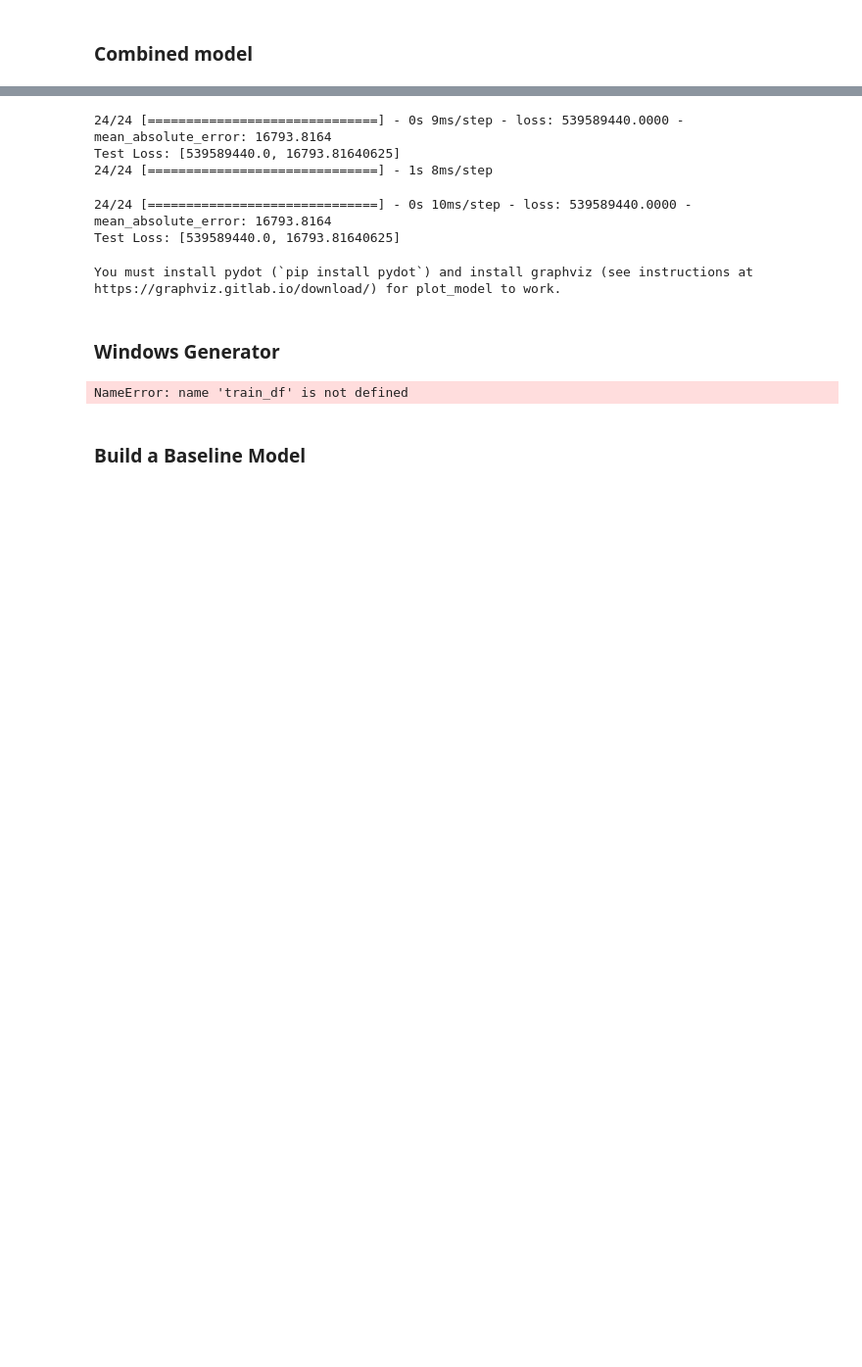
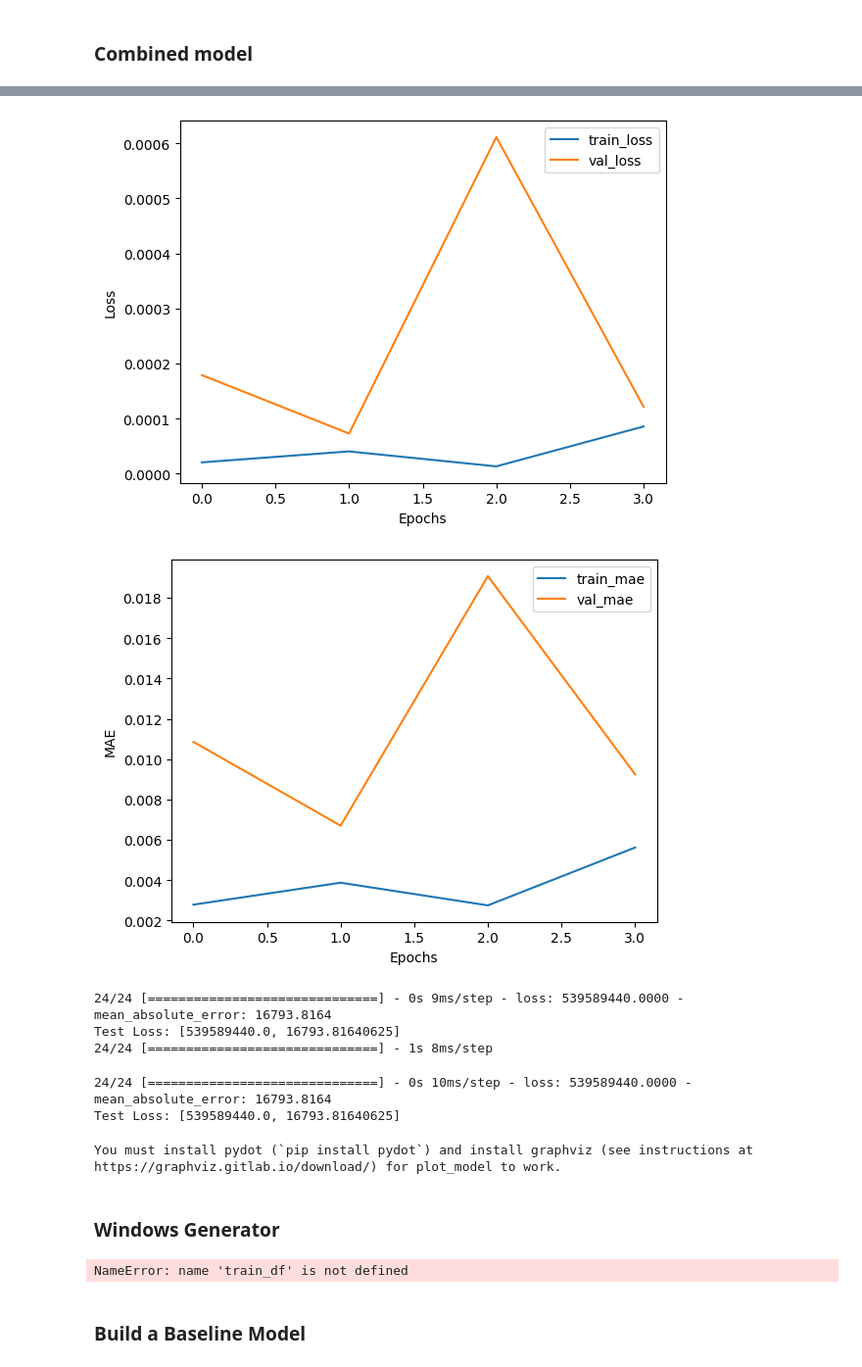
Before and after one commit to kaysho/MSc-Thesis, a Jupyter notebook: Multi_Modal_Model.ipynb, the cells around one changed output, grey strips where cells are left out. Shown at 98% size. Saved outputs shown, nothing was run; the diff lists cells and outputs as text; code cells hidden in the pictures; blank space fills up the shorter version.

```diff
--- a/Multi_Modal_Model.ipynb
+++ b/Multi_Modal_Model.ipynb
@@ -632,12 +669,13 @@ visualkeras.layered_view(financial_model, to_file='financial_model_1.png').show(
 ### Combined model
 # %%
 # Concatenate the outputs of both models
-combined_input = Concatenate()([text_model.output, financial_model.output])
+combined_input = Concatenate()([text_model.output, baseline_model_financial.output])
 x = Dense(64, activation='relu')(combined_input)
 output = Dense(1, activation='linear')(x)
 early_stopping = tf.keras.callbacks.EarlyStopping(monitor='val_loss', patience=20, mode='min')
-combined_model = tf.keras.Model(inputs=[text_model.input, financial_model.input], outputs=output)
+combined_model = tf.keras.Model(inputs=[text_model.input, baseline_model_financial.input], outputs=output)
 
 visualkeras.layered_view(financial_model, to_file='combined_model.png').show()
 # %%
-plot_training_history(compile_and_fit_combined(combined_model,X_text_train,X_financial_train,y_train))
+plot_training_history(compile_and_fit_combined(combined_model,X_text_train,X_financial_train,y_train, epochs=20))
+# %% [output]
@@ -644,3 +690,5 @@ plot_training_history(compile_and_fit_combined(combined_model,X_text_train,X_fin
+[figure, added]
+[figure, added]
 # %%
 # Evaluate the model
 loss = combined_model.evaluate([X_text_test, X_financial_test], y_test)
```
Also changed, not shown: parts of 19 cells of this notebook, 3 other files.
